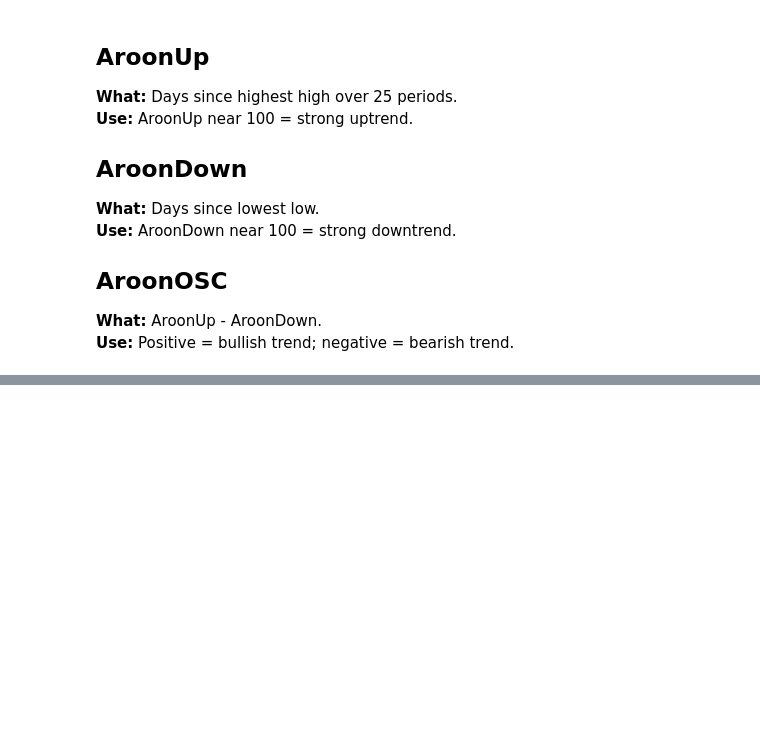
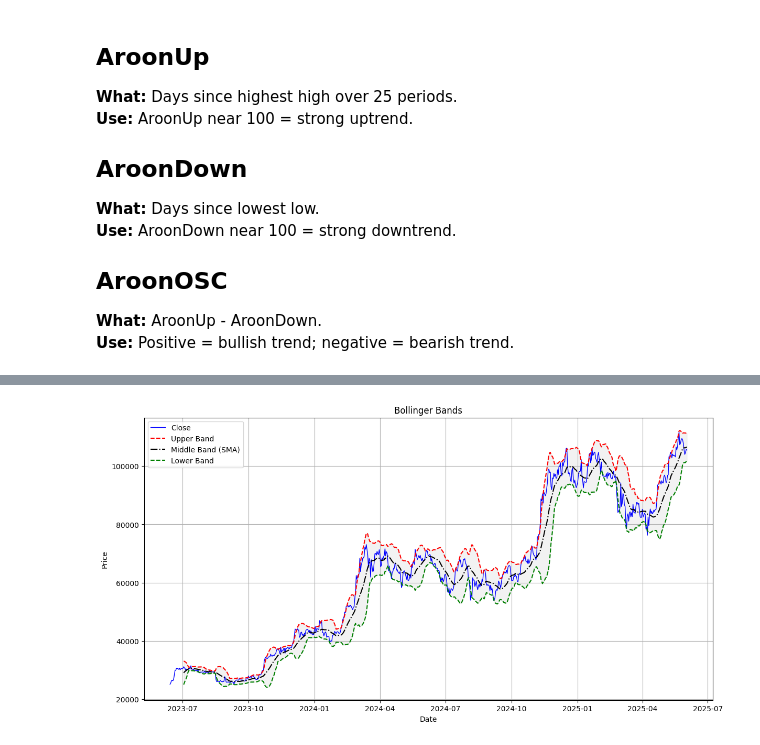
Before and after one commit to Ahkylez/Crypto-Indicators, a Jupyter notebook: crypto_indicators.ipynb, the cells around one changed output, grey strips where cells are left out. Cells and saved outputs as stored; diff of their text form; code cells hidden in the pictures; blank space fills up the shorter version.

```diff
--- a/crypto_indicators.ipynb
+++ b/crypto_indicators.ipynb
@@ -432,0 +471,22 @@ plt.show()
+# %%
+df.ta.bbands(length=20, std=2, append=True)
+
+# Plot
+plt.figure(figsize=(14, 7))
+plt.plot(df.index, df['close'], label='Close', color='blue', linewidth=1)
+plt.plot(df.index, df['BBU_20_2.0'], label='Upper Band', color='red', linestyle='--')
+plt.plot(df.index, df['BBM_20_2.0'], label='Middle Band (SMA)', color='black', linestyle='-.')
+plt.plot(df.index, df['BBL_20_2.0'], label='Lower Band', color='green', linestyle='--')
+
+# Fill the area between upper and lower bands
+plt.fill_between(df.index, df['BBL_20_2.0'], df['BBU_20_2.0'], color='gray', alpha=0.1)
+
+plt.title("Bollinger Bands")
+plt.xlabel("Date")
+plt.ylabel("Price")
+plt.legend()
+plt.grid(True)
+plt.savefig("Bollinger Bands.png")
+plt.show()
+# %% [output]
+[figure, added]
```
Also changed, not shown: parts of 25 cells of this notebook, 12 other files.
